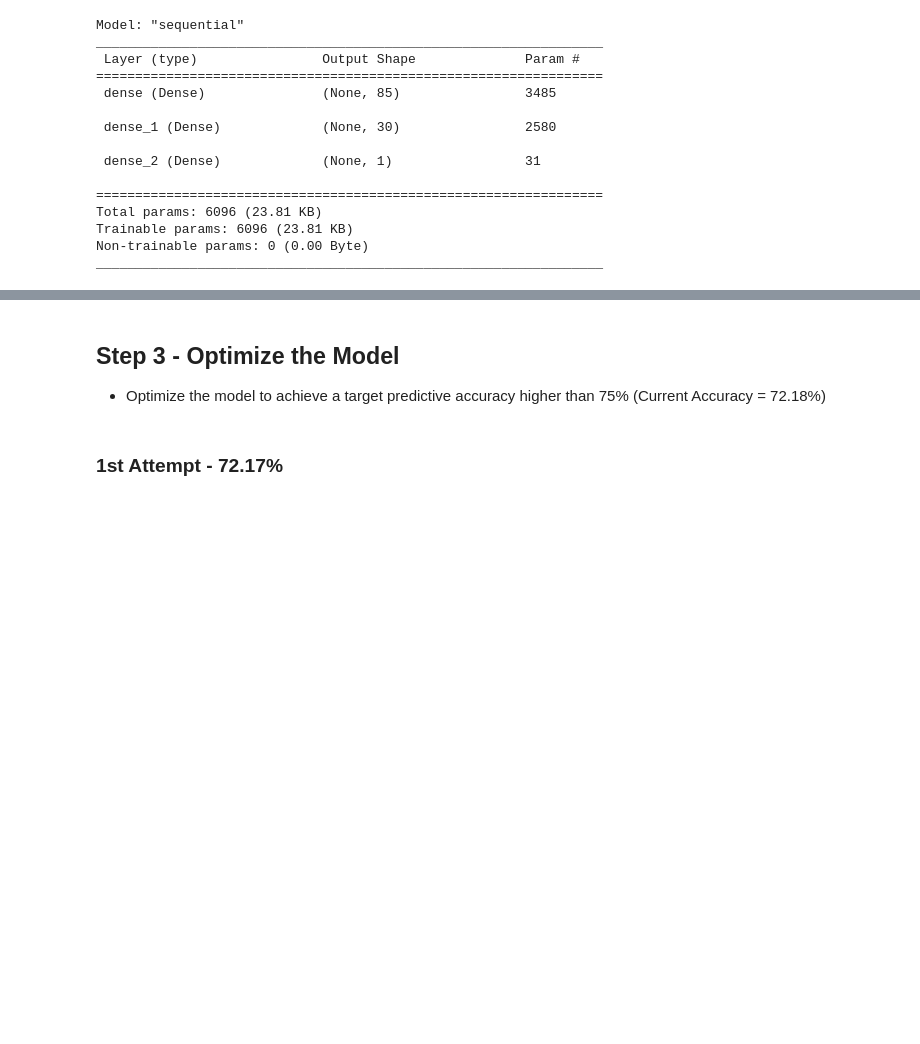
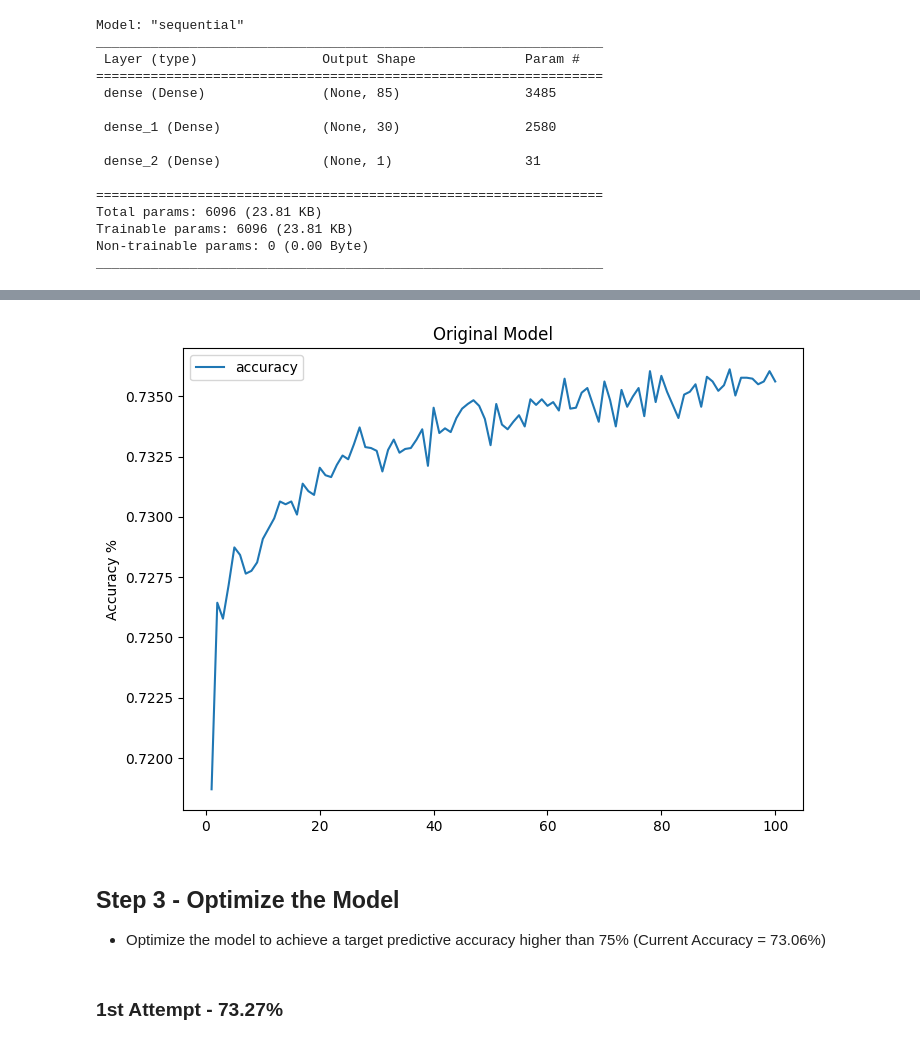
Before and after one commit to jenalvz/deep-learning-challenge, a Jupyter notebook: AS-Optimization-Models.ipynb, the cells around one changed output, grey strips where cells are left out. Cells and saved outputs as stored; diff of their text form; code cells hidden in the pictures; blank space fills up the shorter version.

Commit message:
updated images and labels

```diff
--- a/AS-Optimization-Models.ipynb
+++ b/AS-Optimization-Models.ipynb
@@ -261,8 +267,16 @@ nn.save('Models/AlphabetSoupCharity.h5')
+# %%
+# Plotting data to visualize accuracy
+original_model_df = pd.DataFrame(fit_model.history, index= range(1, len(fit_model.history['loss'])+1))
+original_model_plot = original_model_df.plot(y='accuracy', title= 'Original Model', ylabel='Accuracy %', figsize=(8,6))
+
+# plt.savefig('Accuracy-Plots/Original-plot.png', format='png', dpi=300)
+# %% [output]
+[figure, added]
 # %% [markdown]
 ## Step 3 - Optimize the Model
-- Optimize the model to achieve a target predictive accuracy higher than 75% (Current Accuracy = 72.18%)
+- Optimize the model to achieve a target predictive accuracy higher than 75% (Current Accuracy = 73.06%)
 # %% [markdown]
-### 1st Attempt - 72.17%
+### 1st Attempt - 73.27%
 # %%
 # Define the model - deep neural net, i.e., the number of input features and hidden nodes for each layer.
 input_features_count = len(X_train[0])
```
Also changed, not shown: parts of 19 cells of this notebook, 16 other files.
